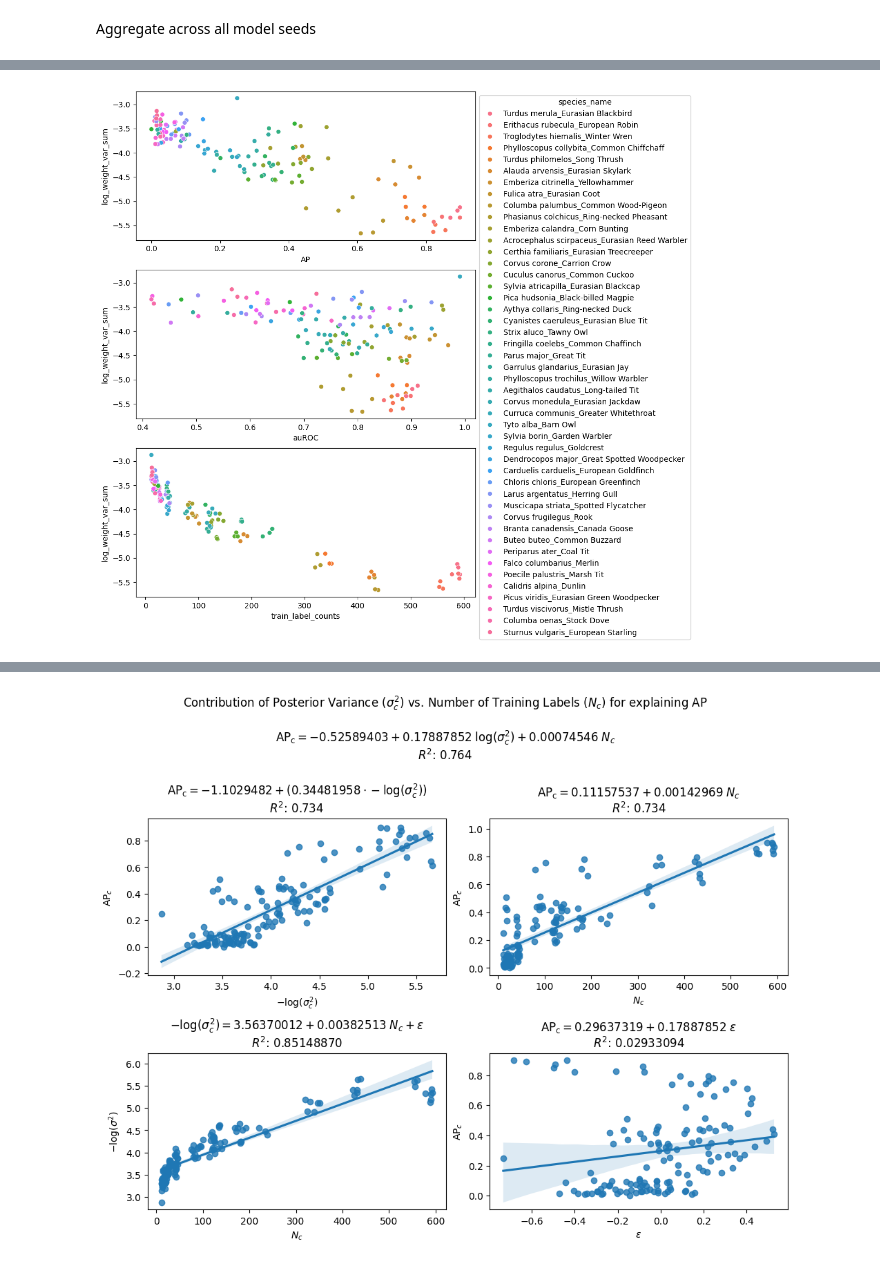
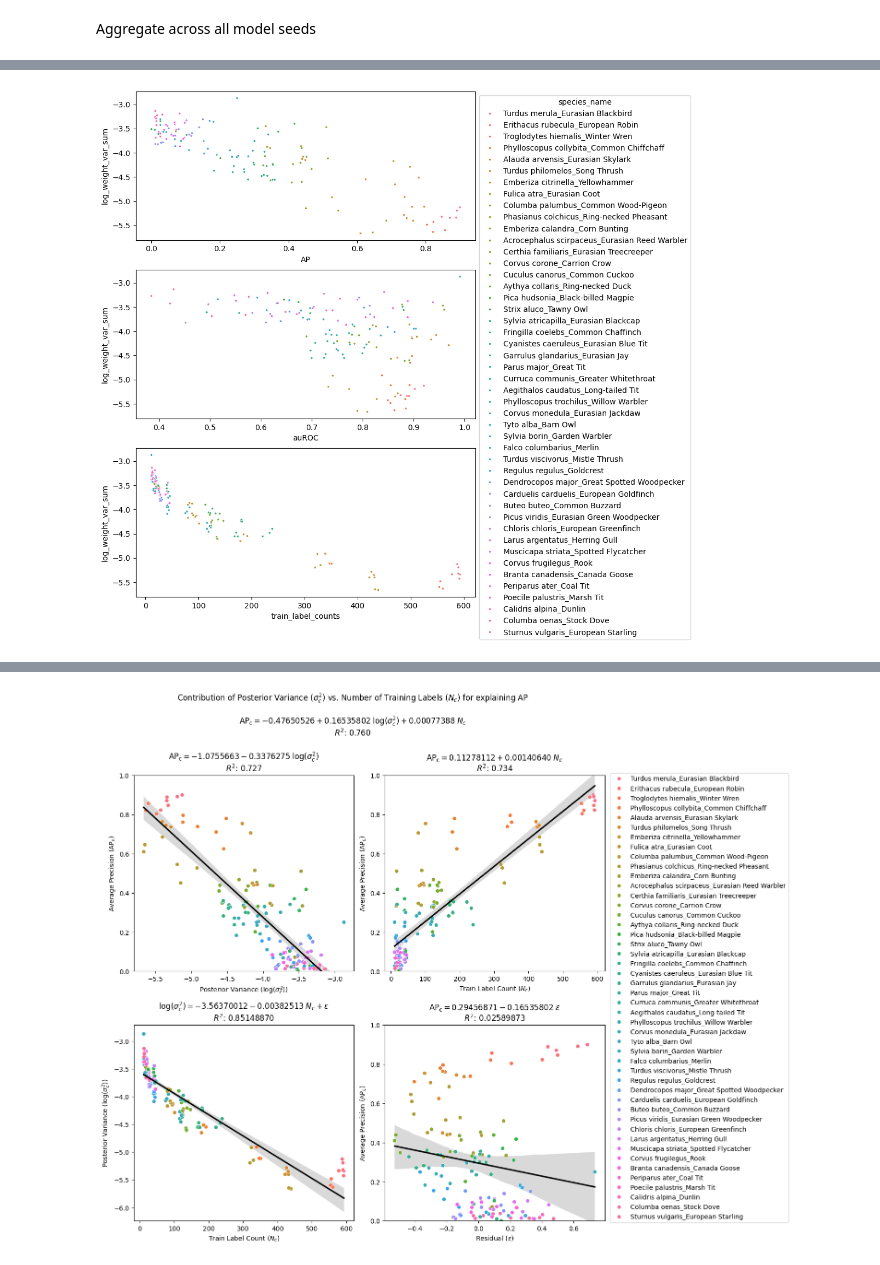
Before and after one commit to m4gpi/interpretable_bioacoustic_classifiers, a Jupyter notebook: notebooks/bayesian_logreg_weight_uncertainty_vs_class_label_count.ipynb, the cells around one changed output, grey strips where cells are left out. Cells and saved outputs as stored; diff of their text form; code cells hidden in the pictures.

Commit message:
final model train (hopefully)

```diff
--- a/notebooks/bayesian_logreg_weight_uncertainty_vs_class_label_count.ipynb
+++ b/notebooks/bayesian_logreg_weight_uncertainty_vs_class_label_count.ipynb
@@ -18,8 +18,12 @@ from matplotlib import pyplot as plt
 from src.core.data.soundscape_embeddings import SoundscapeEmbeddingsDataModule
 from src.core.models.mil_species_detector import MILSpeciesDetector
 
-model_path = pathlib.Path("/its/home/kag25/models/v3/bayesian_species_detectors/wanted-pencil_SO_UK.ckpt")
+scope = "SO_UK"
+model_name = "wanted-pencil"
+
+model_path = pathlib.Path(f"/its/home/kag25/models/v3/bayesian_species_detectors/{model_name}_{scope}.ckpt")
 model = MILSpeciesDetector.load_from_checkpoint(model_path)
+features = pd.read_parquet(f"/its/home/kag25/data/soundscape_vae_embeddings/{model_name}/{scope}/val/features.parquet").reset_index()
 # %% [output]
 /its/home/kag25/projects/ecolistening/interpretable_bioacoustic_classifiers/.venv/lib/python3.10/site-packages/lightning/fabric/utilities/cloud_io.py:57: You are using `torch.load` with `weights_only= ...
 # %% [markdown]
@@ -327,6 +342,8 @@ import numpy as np
 import seaborn as sns
 import colorcet as cc
 import sklearn
+
+np.random.seed(42)
 
 rootutils.setup_root(".", indicator=".project-root", pythonpath=True)
 root = pathlib.Path(rootutils.find_root("."))
@@ -374,10 +391,10 @@ long_df = df.melt(var_name="weight_index", value_name="weight_var", ignore_index
 long_df["weight_log_var"] = np.log(long_df["weight_var"])
 
 fig, (ax1, ax2, ax3) = plt.subplots(nrows=3, figsize=(8, 12))
-sns.scatterplot(data=long_df, x="AP", hue="species_name", y="weight_log_var", hue_order=order, ax=ax1)
+sns.scatterplot(data=long_df, x="AP", hue="species_name", y="weight_log_var", hue_order=order, ax=ax1, marker=".")
 sns.move_legend(ax1, "upper left", bbox_to_anchor=(1, 1))
-sns.scatterplot(data=long_df, x="auROC", hue="species_name", y="weight_log_var", hue_order=order, ax=ax2, legend=False)
-sns.scatterplot(data=long_df, x="train_label_counts", hue="species_name", y="weight_log_var", hue_order=order, ax=ax3, legend=False)
+sns.scatterplot(data=long_df, x="auROC", hue="species_name", y="weight_log_var", hue_order=order, ax=ax2, legend=False, marker=".")
+sns.scatterplot(data=long_df, x="train_label_counts", hue="species_name", y="weight_log_var", hue_order=order, ax=ax3, legend=False, marker=".")
 sns.move_legend(ax1, "upper left", bbox_to_anchor=(1, 1.05))
 plt.show()
 
@@ -389,14 +406,14 @@ df1["log_AP"] = np.log(df1["AP"])
 df1["log_auROC"] = np.log(df1["auROC"])
 
 fig, (ax1, ax2, ax3) = plt.subplots(nrows=3, figsize=(8, 12))
-sns.scatterplot(data=df1, x="AP", hue="species_name", y="log_weight_var_sum", hue_order=order, ax=ax1)
+sns.scatterplot(data=df1, x="AP", hue="species_name", y="log_weight_var_sum", hue_order=order, ax=ax1, marker=".")
 sns.move_legend(ax1, "upper left", bbox_to_anchor=(1, 1))
-sns.scatterplot(data=df1, x="auROC", hue="species_name", y="log_weight_var_sum", hue_order=order, ax=ax2, legend=False)
-sns.scatterplot(data=df1, x="train_label_counts", hue="species_name", y="log_weight_var_sum", hue_order=order, ax=ax3, legend=False)
+sns.scatterplot(data=df1, x="auROC", hue="species_name", y="log_weight_var_sum", hue_order=order, ax=ax2, legend=False, marker=".")
+sns.scatterplot(data=df1, x="train_label_counts", hue="species_name", y="log_weight_var_sum", hue_order=order, ax=ax3, legend=False, marker=".")
 sns.move_legend(ax1, "upper left", bbox_to_anchor=(1, 1))
 plt.show()
 
-fig, ((ax1, ax2), (ax3, ax4)) = plt.subplots(nrows=2, ncols=2, figsize=(10, 8), constrained_layout=True)
+fig, ((ax1, ax2), (ax3, ax4)) = plt.subplots(nrows=2, ncols=2, figsize=(11, 12), constrained_layout=True)
 
 p = 8
 
@@ -417,27 +434,35 @@ fig.suptitle(suptitle)
 
 # correlation between the posterior variance and the average precision
 # how much of the variance in the scores is explained by the posterior variance
-X, y = df1[["neg_log_weight_var_sum"]], df1["AP"]
+X, y = df1[["log_weight_var_sum"]], df1["AP"]
 reg = sklearn.linear_model.LinearRegression()
 reg.fit(X, y)
-sns.regplot(data=df1, x="neg_log_weight_var_sum", y="AP", ax=ax1)
+sns.regplot(data=df1, x="log_weight_var_sum", y="AP", ax=ax1, scatter=False, color="black")
+sns.scatterplot(data=df1, x="log_weight_var_sum", y="AP", hue="species_name", ax=ax1, hue_order=order)
+ax1.set_ylim(bottom=0, top=1)
 title = (
-    rf"$\mathrm{{AP_c}} = {np.format_float_positional(reg.intercept_, precision=p)} +"
-    rf"({np.format_float_positional(reg.coef_[0], precision=p)}\cdot -\log(\sigma_c^2))$"
+    rf"$\mathrm{{AP_c}} = {np.format_float_positional(reg.intercept_, precision=p)}"
+    rf"{np.format_float_positional(reg.coef_[0], precision=p)}\;\log(\sigma_c^2)$"
     "\n"
     rf"$R^2$: {np.format_float_positional(reg.score(X, y), precision=3)}"
 )
 print(title)
 ax1.set_title(title)
-ax1.set_xlabel(r"$-\log(\sigma_c^2)$")
-ax1.set_ylabel(r"$\mathrm{AP}_c$")
+ax1.set_xlabel(r"Posterior Variance ($\log(\sigma_c^2)$)")
+ax1.set_ylabel(r"Average Precision ($\mathrm{AP}_c$)")
+
+handles, labels = ax1.get_legend_handles_labels()
+ax1.get_legend().remove()
 
 # correlation between the label counts and the average precision
 # how much of the variance in the scores is explained by the the number of training labels
 X, y = df1[["train_label_counts"]], df1["AP"]
 reg = sklearn.linear_model.LinearRegression()
 reg.fit(X, y)
-sns.regplot(data=df1, x="train_label_counts", y="AP", ax=ax2)
+sns.regplot(data=df1, x="train_label_counts", y="AP", ax=ax2, scatter=False, color="black")
+sns.scatterplot(data=df1, x="train_label_counts", y="AP", hue="species_name", ax=ax2, hue_order=order, legend=False)
+ax2.set_ylim(bottom=0, top=1)
+
 title = (
     rf"$\mathrm{{AP_c}} = {np.format_float_positional(reg.intercept_, precision=p)} +"
     rf"{np.format_float_positional(reg.coef_[0], precision=p)}\;N_c$"
@@ -446,44 +471,50 @@ title = (
 )
 print(title)
 ax2.set_title(title)
-ax2.set_xlabel(r"$N_c$")
-ax2.set_ylabel(r"$\mathrm{AP}_c$")
+ax2.set_xlabel(r"Train Label Count ($N_c$)")
+ax2.set_ylabel(r"Average Precision ($\mathrm{AP}_c$)")
 
 # since it appears from comparing the first regression R2 with the previous two,
 # it appears the number of labels explain most of the correlation.
 # how much does the posterior variance actually contribute
-X1, X2, y = df1[["train_label_counts"]], df1["neg_log_weight_var_sum"], df1[["AP"]]
+X1, X2, y = df1[["train_label_counts"]], df1["log_weight_var_sum"], df1[["AP"]]
 reg = sklearn.linear_model.LinearRegression()
 reg.fit(X1, X2)
-sns.regplot(data=df1, x="train_label_counts", y="neg_log_weight_var_sum", ax=ax3)
+sns.regplot(data=df1, x="train_label_counts", y="log_weight_var_sum", ax=ax3, scatter=False, color="black")
+sns.scatterplot(data=df1, x="train_label_counts", y="log_weight_var_sum", hue="species_name", ax=ax3, hue_order=order, legend=False)
+
 title = (
-    rf"$-\log(\sigma_c^2) = {np.format_float_positional(reg.intercept_, precision=p)} +"
+    rf"$\log(\sigma_c^2) = {np.format_float_positional(reg.intercept_, precision=p)}"
     rf"{np.format_float_positional(reg.coef_[0], precision=p)}\;N_c + \epsilon$"
     "\n"
     rf"$R^2$: {np.format_float_positional(reg.score(X1, X2), precision=p)}"
 )
 print(title)
 ax3.set_title(title)
-ax3.set_xlabel(r"$N_c$")
-ax3.set_ylabel(r"$-\log(\sigma^2)$")
+ax3.set_xlabel(r"Train Label Count ($N_c$)")
+ax3.set_ylabel(r"Posterior Variance ($\log(\sigma_c^2)$)")
 
 df1["variance_residual"] = X2 - reg.predict(X1)
 X3 = df1[["variance_residual"]]
 reg = sklearn.linear_model.LinearRegression()
 reg.fit(X3, y)
-sns.regplot(data=df1, x="variance_residual", y="AP", ax=ax4)
+sns.regplot(data=df1, x="variance_residual", y="AP", ax=ax4, scatter=False, color="black")
+sns.scatterplot(data=df1, x="variance_residual", y="AP", hue="species_name", ax=ax4, hue_order=order, legend=False)
 title = (
-    rf"$\mathrm{{AP_c}} = {np.format_float_positional(reg.intercept_, precision=p)} +"
+    rf"$\mathrm{{AP_c}} = {np.format_float_positional(reg.intercept_, precision=p)}"
     rf"{np.format_float_positional(reg.coef_[0], precision=p)}\;\epsilon$"
     "\n"
     rf"$R^2$: {np.format_float_positional(reg.score(X3, y), precision=p)}"
 )
 print(title)
 ax4.set_title(title)
-ax4.set_xlabel(r"$\epsilon$")
-ax4.set_ylabel(r"$\mathrm{AP}_c$")
+ax4.set_xlabel(r"Residual ($\epsilon$)")
+ax4.set_ylabel(r"Average Precision ($\mathrm{AP}_c$)")
+ax4.set_ylim(bottom=0, top=1)
 
-# plt.savefig(root / "dump" / "posterior-variance-contribution.pdf", format="pdf")
+fig.legend(handles, labels, loc="center left", bbox_to_anchor=(1.0, 0.445))
+
+plt.savefig(root / "dump" / "posterior-variance-contribution.pdf", format="pdf")
 plt.show()
 # %% [output]
 /its/home/kag25/projects/ecolistening/interpretable_bioacoustic_classifiers/.venv/lib/python3.10/site-packages/lightning/fabric/utilities/cloud_io.py:57: You are using `torch.load` with `weights_only= ...
@@ -491,3 +522,3 @@ plt.show()
-[figure, old version]
+[figure, new version]
 Contribution of Posterior Variance ($\sigma_c^2$) vs. Number of Training Labels ($N_c$) for explaining AP
 
@@ -505,2 +536,2 @@ $R^2$: 0.02933094
-[figure, old version]
+[figure, new version]
 # %% [markdown]
```
Also changed, not shown: parts of 3 cells of this notebook, 19 other files.
